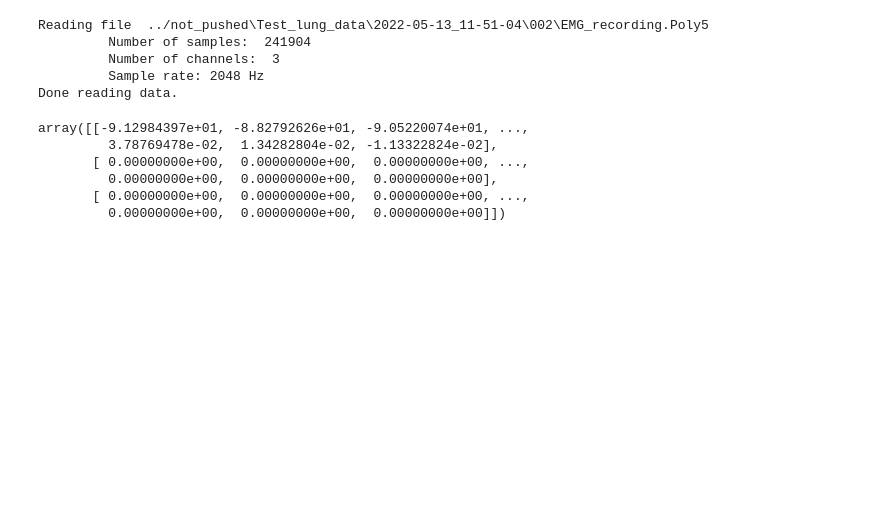
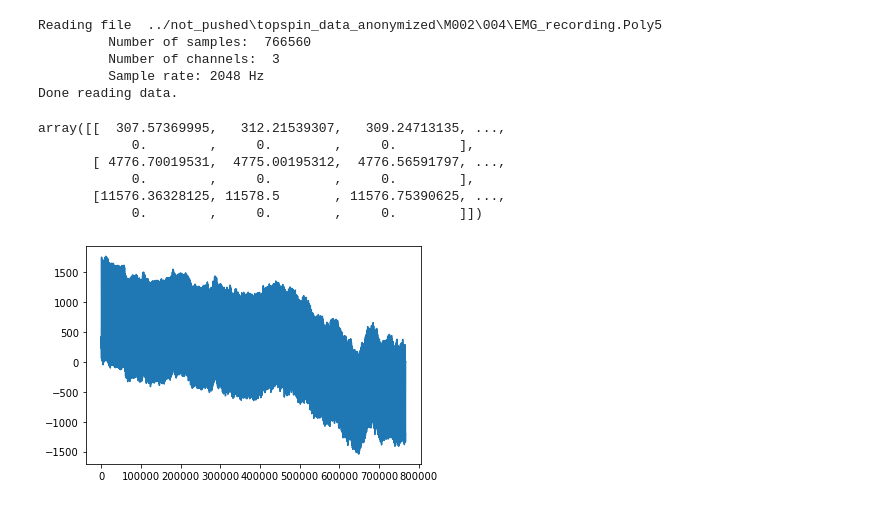
Before and after one commit to NLeSC/rsemg, a Jupyter notebook: open_work/notch_filter_and_power_spect.ipynb, the cells around one changed output. Saved outputs shown, nothing was run; the diff lists cells and outputs as text; code cells hidden in the pictures; blank space fills up the shorter version.

```diff
--- a/open_work/notch_filter_and_power_spect.ipynb
+++ b/open_work/notch_filter_and_power_spect.ipynb
@@ -42,25 +42,33 @@ def notch_filter(sample, sample_frequ, freq_to_pull, quality_factor_q):
     output_signal = signal.filtfilt(b_notch, a_notch, sample)
     return output_signal
 # %%
-file_chosen = os.path.join('../not_pushed','Test_lung_data','2022-05-13_11-51-04','002','EMG_recording'+'.Poly5')
+file_chosen = os.path.join('../not_pushed','topspin_data_anonymized','M002','004','EMG_recording'+'.Poly5')
+#C:\Projects\rsemg\not_pushed\topspin_data_anonymized\M002\004
 data_emg = Poly5Reader(file_chosen)
 # %% [output]
-Reading file  ../not_pushed\Test_lung_data\2022-05-13_11-51-04\002\EMG_recording.Poly5
-         Number of samples:  241904
+Reading file  ../not_pushed\topspin_data_anonymized\M002\004\EMG_recording.Poly5
+         Number of samples:  766560
          Number of channels:  3
          Sample rate: 2048 Hz
 Done reading data.
+# %%
+not_filtered = data_emg.samples
 # %%
 filtered = notch_filter(data_emg.samples, 2048, 50, 30)
 # %%
-filtered
+not_filtered
 # %% [output]
-array([[-9.12984397e+01, -8.82792626e+01, -9.05220074e+01, ...,
-         3.78769478e-02,  1.34282804e-02, -1.13322824e-02],
-       [ 0.00000000e+00,  0.00000000e+00,  0.00000000e+00, ...,
-         0.00000000e+00,  0.00000000e+00,  0.00000000e+00],
-       [ 0.00000000e+00,  0.00000000e+00,  0.00000000e+00, ...,
-         0.00000000e+00,  0.00000000e+00,  0.00000000e+00]])
+array([[  307.57369995,   312.21539307,   309.24713135, ...,
+            0.        ,     0.        ,     0.        ],
+       [ 4776.70019531,  4775.00195312,  4776.56591797, ...,
+            0.        ,     0.        ,     0.        ],
+       [11576.36328125, 11578.5       , 11576.75390625, ...,
+            0.        ,     0.        ,     0.        ]])
+# %%
+plt.plot(not_filtered[0])
+plt.show()
+# %% [output]
+[figure, added]
 # %%
 def bnotch_filter(sample, sample_frequ, freq_to_pull, quality_factor_q):
     """
```
Also changed, not shown: parts of 9 cells of this notebook.
